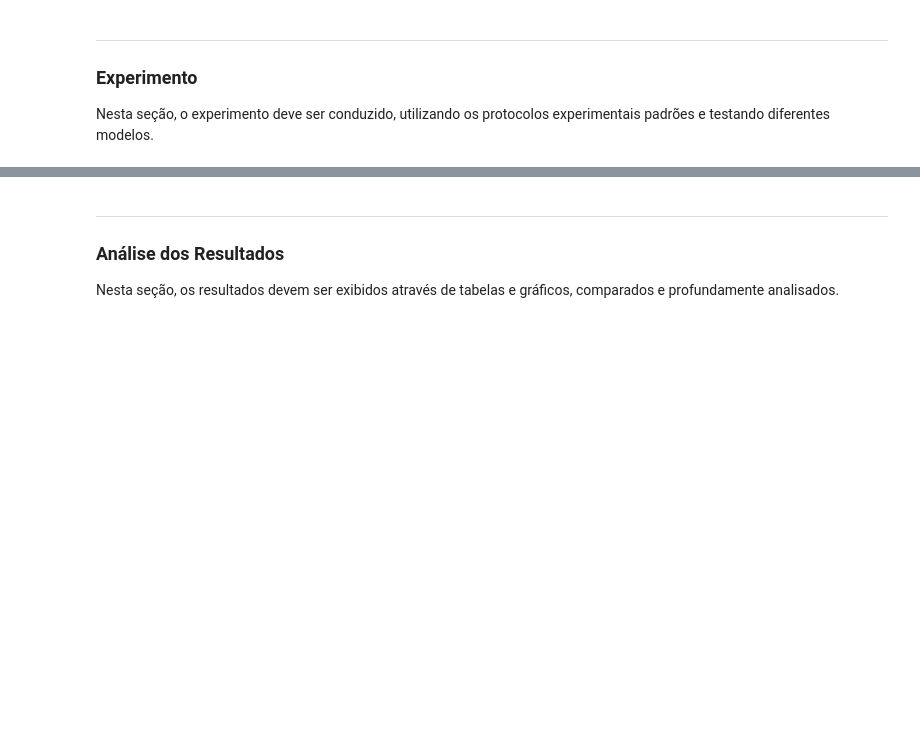
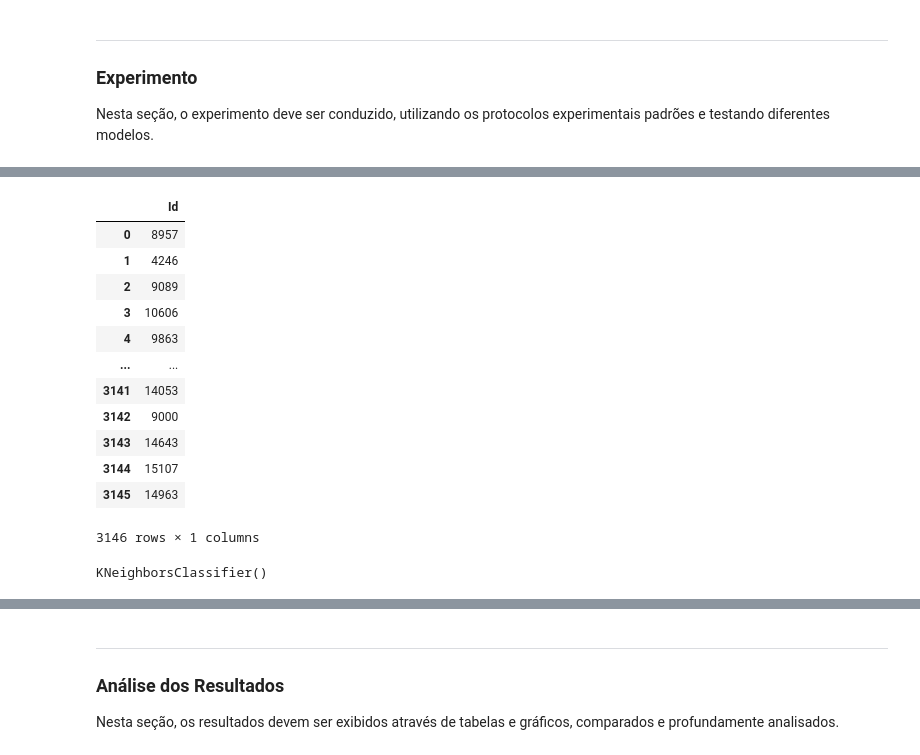
Before and after one commit to lauranaomiseto/projeto-AM, a Jupyter notebook: main.ipynb, the cells around one changed output, grey strips where cells are left out. Cells and saved outputs as stored; diff of their text form; code cells hidden in the pictures; blank space fills up the shorter version.

Commit message:
Preprocessamento dos dados de teste

```diff
--- a/main.ipynb
+++ b/main.ipynb
@@ -644,10 +666,33 @@ Nesta seção, o experimento deve ser conduzido, utilizando os protocolos experi
 # %%
 # GUARDAR DATAFRAME EM MATRIZES
 
 X = df_train.iloc[:, :-1].values
 Y = df_train.iloc[:, -1].values
+
+df_test_id
+# %% [output]
+|  | Id |
+| 0 | 8957 |
+| 1 | 4246 |
+| 2 | 9089 |
+| 3 | 10606 |
+| 4 | 9863 |
+| ... | ... |
+| 3141 | 14053 |
+| 3142 | 9000 |
+| 3143 | 14643 |
+| 3144 | 15107 |
+| 3145 | 14963 |
+3146 rows × 1 columns
 # %%
 # K-VIZINHOS MAIS PRÓXIMOS
-# sensível a escala (trabalha com dados normalizados)v
+# sensível a escala (trabalha com dados normalizados)
+from sklearn.neighbors import KNeighborsClassifier as knn
+
+vizinhos = knn(n_neighbors=5)
+
+vizinhos.fit(X, Y)
+# %% [output]
+KNeighborsClassifier()
 # %%
 # NAIVE BAYES
```
Also changed, not shown: parts of 19 cells of this notebook, 4 other files.
